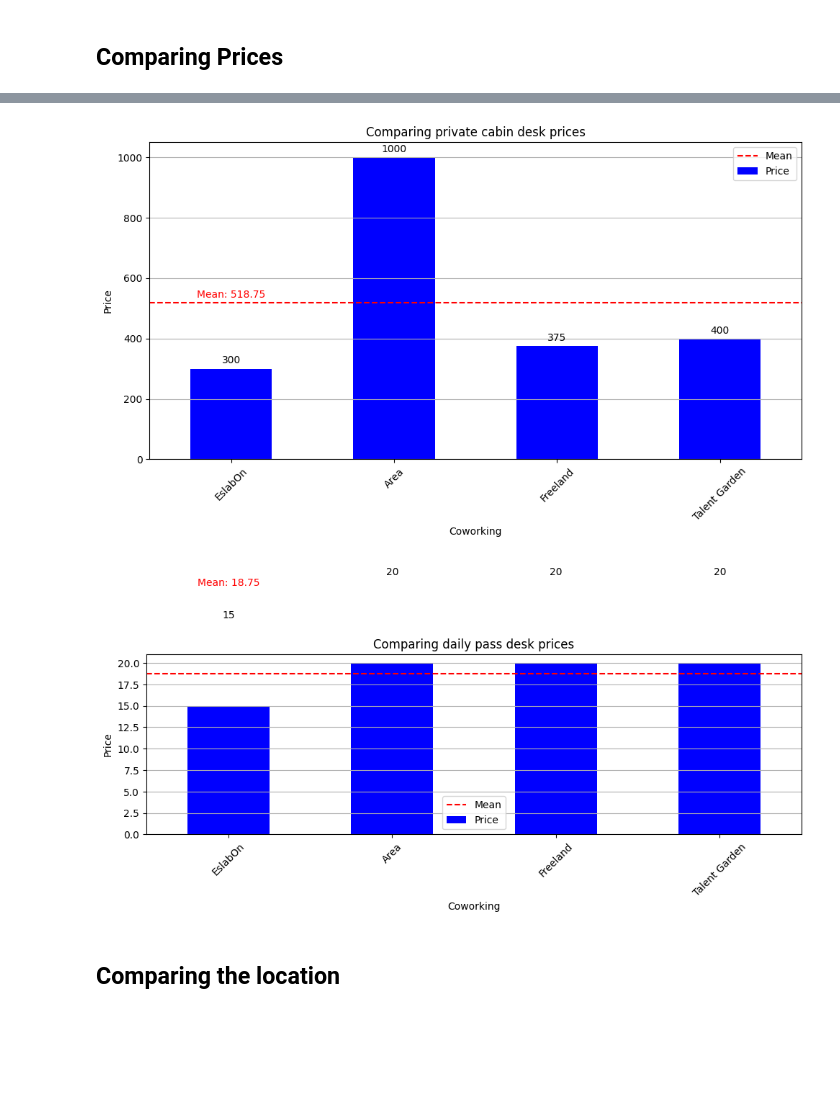
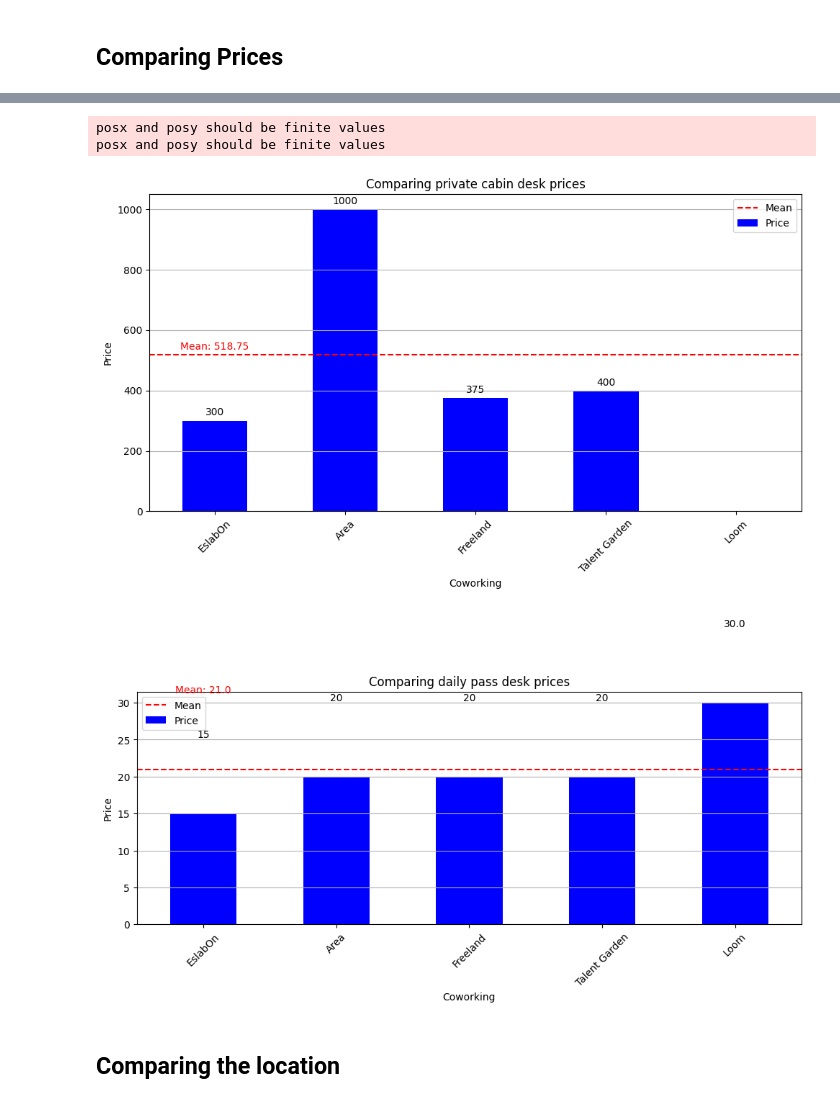
Before and after one commit to GabrielFersPin/Coworking, a Jupyter notebook: Coworking.ipynb, the cells around one changed output, grey strips where cells are left out. Cells and saved outputs as stored; diff of their text form; code cells hidden in the pictures; blank space fills up the shorter version.

```diff
--- a/Coworking.ipynb
+++ b/Coworking.ipynb
@@ -274,7 +274,7 @@ import pandas as pd
 import matplotlib.pyplot as plt
 
 # Selecting the first row excluding the first column
-data = prices_coworking.iloc[0, 1:5]
+data = prices_coworking.iloc[0, 1:6]
 
 # Plotting a bar plot for the first row
 ax = data.plot(kind='bar', figsize=(10, 6), color='blue', label='Price')
@@ -304,7 +304,7 @@ import pandas as pd
 import matplotlib.pyplot as plt
 
 # Selecting the first row excluding the first column
-data = prices_coworking.iloc[1, 1:5]
+data = prices_coworking.iloc[1, 1:6]
 
 # Plotting a bar plot for the first row
 ax = data.plot(kind='bar', figsize=(10, 6), color='blue', label='Price')
@@ -334,7 +334,7 @@ import pandas as pd
 import matplotlib.pyplot as plt
 
 # Selecting the first row excluding the first column
-data = prices_coworking.iloc[2, 1:5]
+data = prices_coworking.iloc[2, 1:6]
 
 # Plotting a bar plot for the first row
 ax = data.plot(kind='bar', figsize=(10, 6), color='blue', label='Price')
@@ -358,37 +358,39 @@ plt.legend()
 plt.tight_layout()
 plt.show()
 # %% [output]
+posx and posy should be finite values
+posx and posy should be finite values
-[figure, old version]
+[figure, new version]
 # %%
 import pandas as pd
 import matplotlib.pyplot as plt
 
 # Selecting the first row excluding the first column
-data = prices_coworking.iloc[3, 1:5]
+data = prices_coworking.iloc[3, 1:6]
 
 # Plotting a bar plot for the first row
 ax = data.plot(kind='bar', figsize=(10, 6), color='blue', label='Price')
 
 # Adding a line plot for the mean
 mean_line = prices_coworking.iloc[3]['Mean']
 ax.axhline(y=mean_line, color='red', linestyle='--', label='Mean')
 
 for i, v in enumerate(data):
     ax.text(i, v + 10, str(v), ha='center', va='bottom')
 
 # Annotating mean line with its value
 ax.text(0, mean_line + 10, f'Mean: {mean_line}', color='red', ha='center', va='bottom')
 
 plt.title('Comparing daily pass desk prices')
 plt.xlabel('Coworking')
 plt.ylabel('Price')
 plt.xticks(rotation=45)
 plt.grid(axis='y')
 plt.legend()
 plt.tight_layout()
 plt.show()
 # %% [output]
-[figure, old version]
+[figure, new version]
 # %% [markdown]
 ## Comparing the location
 # %%
```
Also changed, not shown: parts of 9 cells of this notebook.
